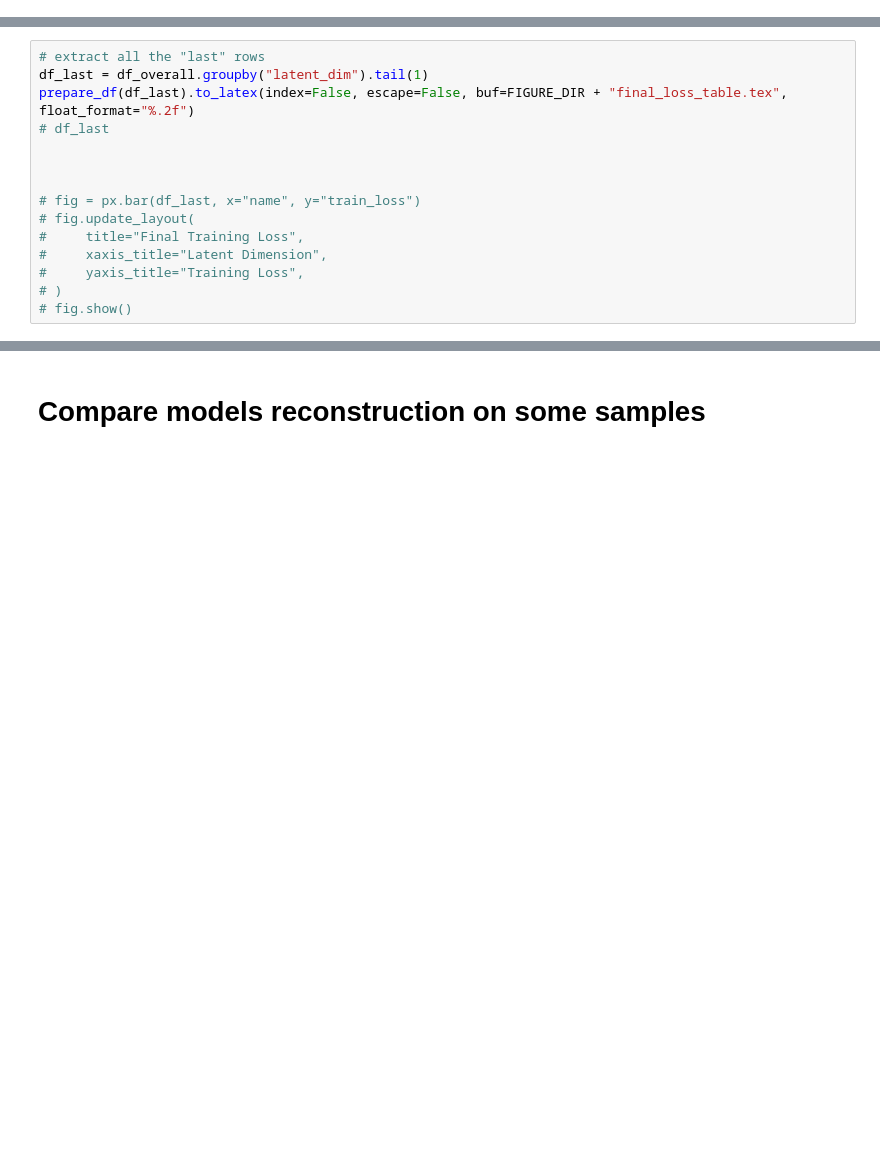
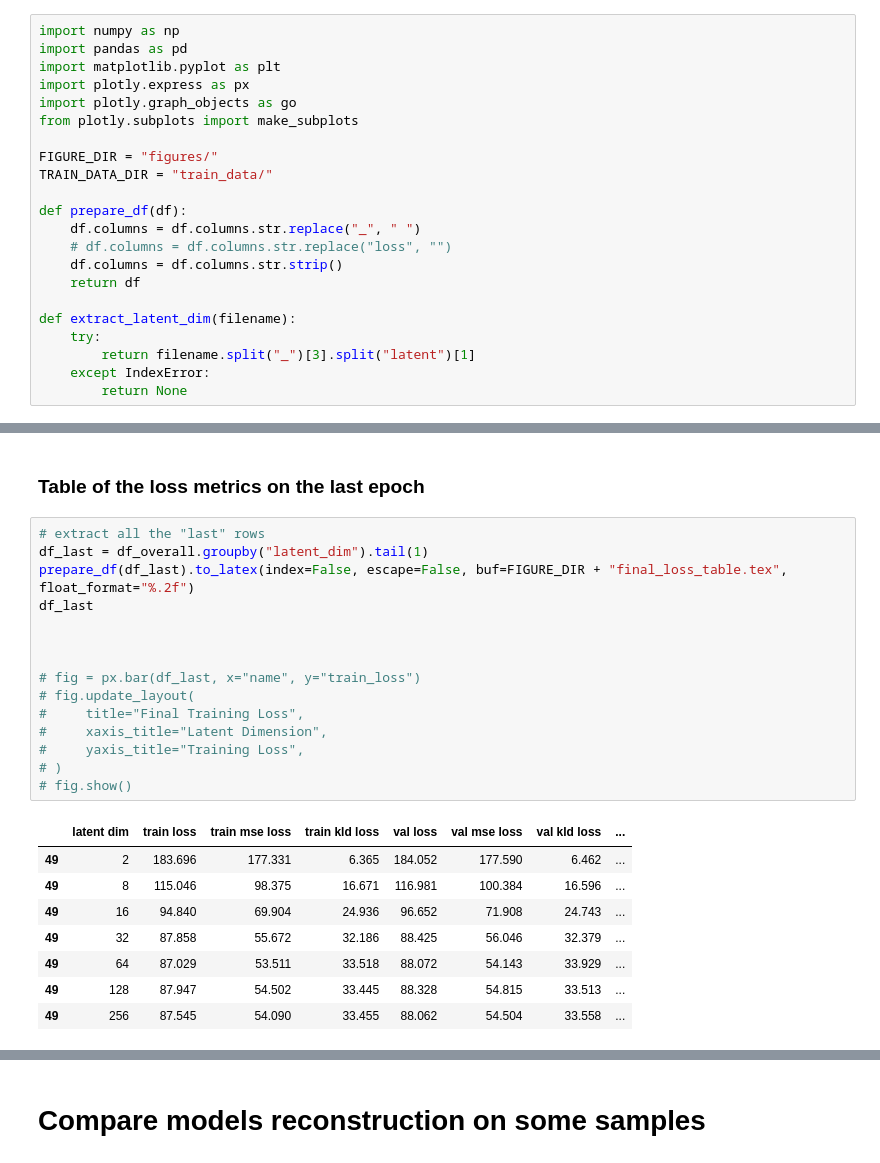
Before and after one commit to Ottohesten/02466-Cell-Profiling, a Jupyter notebook: data_analysis.ipynb, the cells around one changed output, grey strips where cells are left out. Drawn from its saved outputs; the diff is of its cells as text; blank space fills up the shorter version.

```diff
--- a/data_analysis.ipynb
+++ b/data_analysis.ipynb
@@ -7,0 +1,22 @@ FIGURE_DIR = "figures/"
+# %%
+import numpy as np
+import pandas as pd
+import matplotlib.pyplot as plt
+import plotly.express as px
+import plotly.graph_objects as go
+from plotly.subplots import make_subplots
+
+FIGURE_DIR = "figures/"
+TRAIN_DATA_DIR = "train_data/"
+
+def prepare_df(df):
+    df.columns = df.columns.str.replace("_", " ")
+    # df.columns = df.columns.str.replace("loss", "")
+    df.columns = df.columns.str.strip()
+    return df
+
+def extract_latent_dim(filename):
+    try:
+        return filename.split("_")[3].split("latent")[1]
+    except IndexError:
+        return None
@@ -67,15 +85,26 @@ fig.show()
+# %% [markdown]
+### Table of the loss metrics on the last epoch
 # %%
 # extract all the "last" rows
 df_last = df_overall.groupby("latent_dim").tail(1)
 prepare_df(df_last).to_latex(index=False, escape=False, buf=FIGURE_DIR + "final_loss_table.tex", float_format="%.2f")
-# df_last
+df_last
 
 
 
 # fig = px.bar(df_last, x="name", y="train_loss")
 # fig.update_layout(
 #     title="Final Training Loss",
 #     xaxis_title="Latent Dimension",
 #     yaxis_title="Training Loss",
 # )
 # fig.show()
+# %% [output]
+|  | latent dim | train loss | train mse loss | train kld loss | val loss | val mse loss | val kld loss | ... |
+| 49 | 2 | 183.696 | 177.331 | 6.365 | 184.052 | 177.590 | 6.462 | ... |
+| 49 | 8 | 115.046 | 98.375 | 16.671 | 116.981 | 100.384 | 16.596 | ... |
+| 49 | 16 | 94.840 | 69.904 | 24.936 | 96.652 | 71.908 | 24.743 | ... |
+| 49 | 32 | 87.858 | 55.672 | 32.186 | 88.425 | 56.046 | 32.379 | ... |
+| 49 | 64 | 87.029 | 53.511 | 33.518 | 88.072 | 54.143 | 33.929 | ... |
+| 49 | 128 | 87.947 | 54.502 | 33.445 | 88.328 | 54.815 | 33.513 | ... |
+| 49 | 256 | 87.545 | 54.090 | 33.455 | 88.062 | 54.504 | 33.558 | ... |
```
Also changed, not shown: parts of 18 cells of this notebook, 8 other files.
